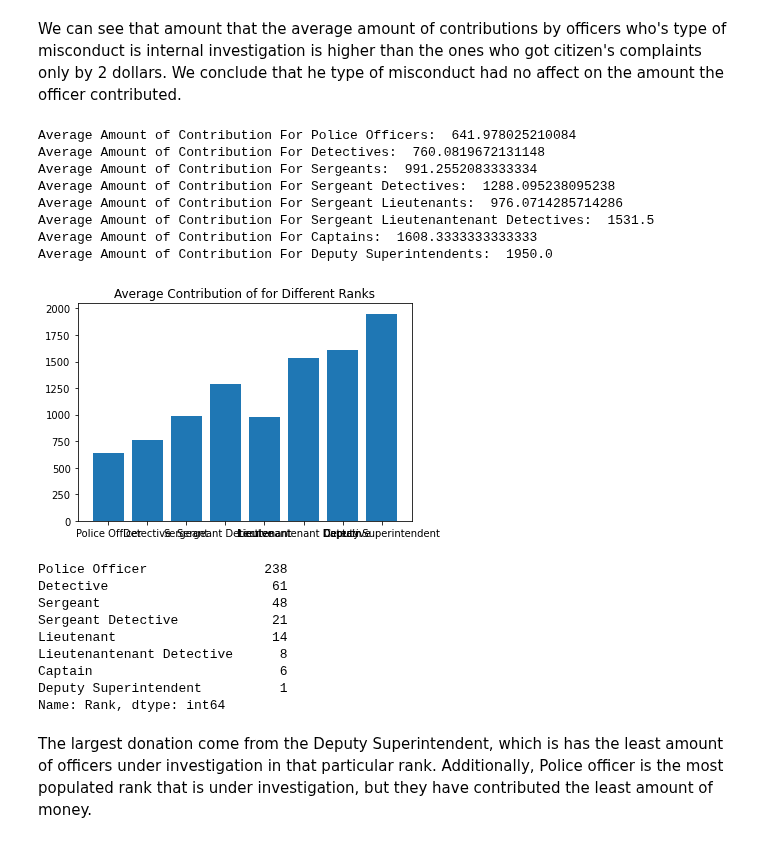
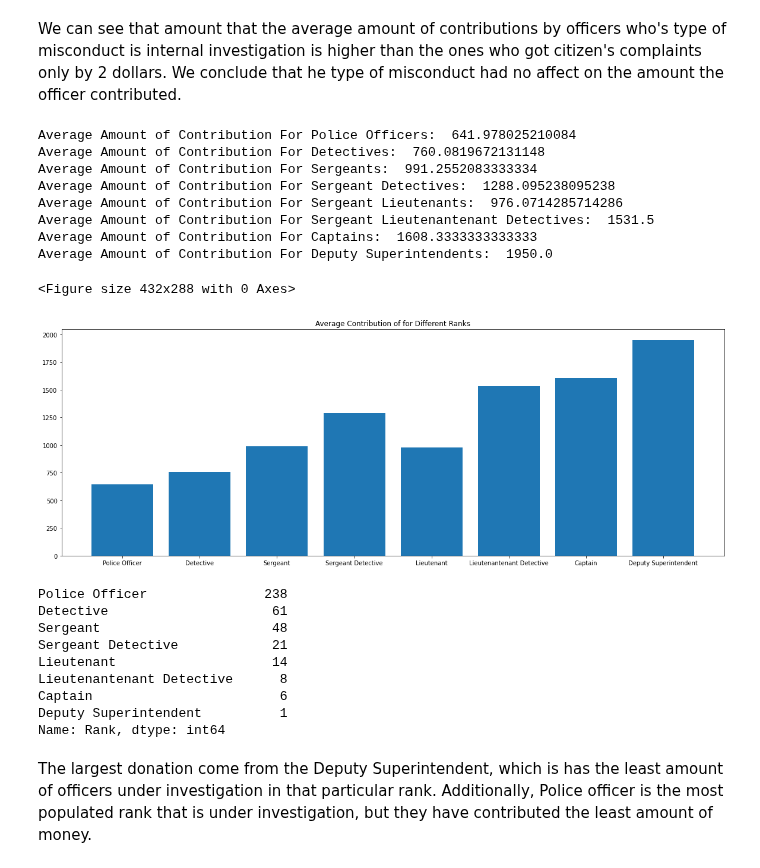
Before and after one commit to BU-Spark/CS506Spring2021Repository, a Jupyter notebook: PoliceConductProject/deliverable4/visualizations.ipynb, the cells around one changed output. Drawn from its saved outputs; the diff is of its cells as text; code cells hidden in the pictures.

```diff
--- a/PoliceConductProject/deliverable4/visualizations.ipynb
+++ b/PoliceConductProject/deliverable4/visualizations.ipynb
@@ -136,8 +137,8 @@ print("Average Amount of Contribution For Officers that are Hispanic: ", avg2)
 print("Average Amount of Contribution For Officers that are Black: ", avg3)
 
 fig = plt.figure()
-race = ['white', 'Hispanic', 'Black']
-amount = [avg1, avg2, avg3]
+race = ['white', 'Black', 'Hispanic']
+amount = [avg1, avg3, avg2]
 plt.bar(race, amount)
 plt.title("Average Contribution of Each Race of Officer Under Investigation")
 plt.show()
@@ -223,43 +224,44 @@ avg_lieutenantenant_detective = np.mean(lieutenantenant_detective)
 avg_captain = np.mean(captain)
 avg_deputy_duperintendent = np.mean(deputy_duperintendent)
 
 print("Average Amount of Contribution For Police Officers: ", avg_police)
 print("Average Amount of Contribution For Detectives: ", avg_detective)
 print("Average Amount of Contribution For Sergeants: ", avg_sergeant)
 print("Average Amount of Contribution For Sergeant Detectives: ", avg_sergeant_detective)
 print("Average Amount of Contribution For Sergeant Lieutenants: ", avg_lieutenant)
 print("Average Amount of Contribution For Sergeant Lieutenantenant Detectives: ", avg_lieutenantenant_detective)
 print("Average Amount of Contribution For Captains: ", avg_captain)
 print("Average Amount of Contribution For Deputy Superintendents: ", avg_deputy_duperintendent)
 
 fig = plt.figure()
 rank = ['Police Officer', 'Detective', 'Sergeant', 'Sergeant Detective', 'Lieutenant', 'Lieutenantenant Detective', 'Captain', 'Deputy Superintendent']
 amount = [avg_police, avg_detective, avg_sergeant, avg_sergeant_detective, avg_lieutenant, avg_lieutenantenant_detective, avg_captain, avg_deputy_duperintendent]
-
+plt.figure(figsize = (20,7))
 plt.bar(rank, amount)
 plt.title("Average Contribution of for Different Ranks")
 plt.show()
 
 # See how manhy officers are in which rank
 print(df['Rank'].value_counts())
 # %% [output]
 Average Amount of Contribution For Police Officers:  641.978025210084
 Average Amount of Contribution For Detectives:  760.0819672131148
 Average Amount of Contribution For Sergeants:  991.2552083333334
 Average Amount of Contribution For Sergeant Detectives:  1288.095238095238
 Average Amount of Contribution For Sergeant Lieutenants:  976.0714285714286
 Average Amount of Contribution For Sergeant Lieutenantenant Detectives:  1531.5
 Average Amount of Contribution For Captains:  1608.3333333333333
 Average Amount of Contribution For Deputy Superintendents:  1950.0
+<Figure size 432x288 with 0 Axes>
-[figure, old version]
+[figure, new version]
-Police Officer               238
-Detective                     61
-Sergeant                      48
-Sergeant Detective            21
-Lieutenant                    14
-Lieutenantenant Detective      8
-Captain                        6
-Deputy Superintendent          1
-Name: Rank, dtype: int64
+Police Officer               238
+Detective                     61
+Sergeant                      48
+Sergeant Detective            21
+Lieutenant                    14
+Lieutenantenant Detective      8
+Captain                        6
+Deputy Superintendent          1
+Name: Rank, dtype: int64
 # %% [markdown]
 The largest donation come from the Deputy Superintendent, which is has the least amount of officers under investigation in that particular rank. Additionally, Police officer is the most populated rank that is under investigation, but they have contributed the least amount of money.
```
Also changed, not shown: parts of 7 cells of this notebook.
